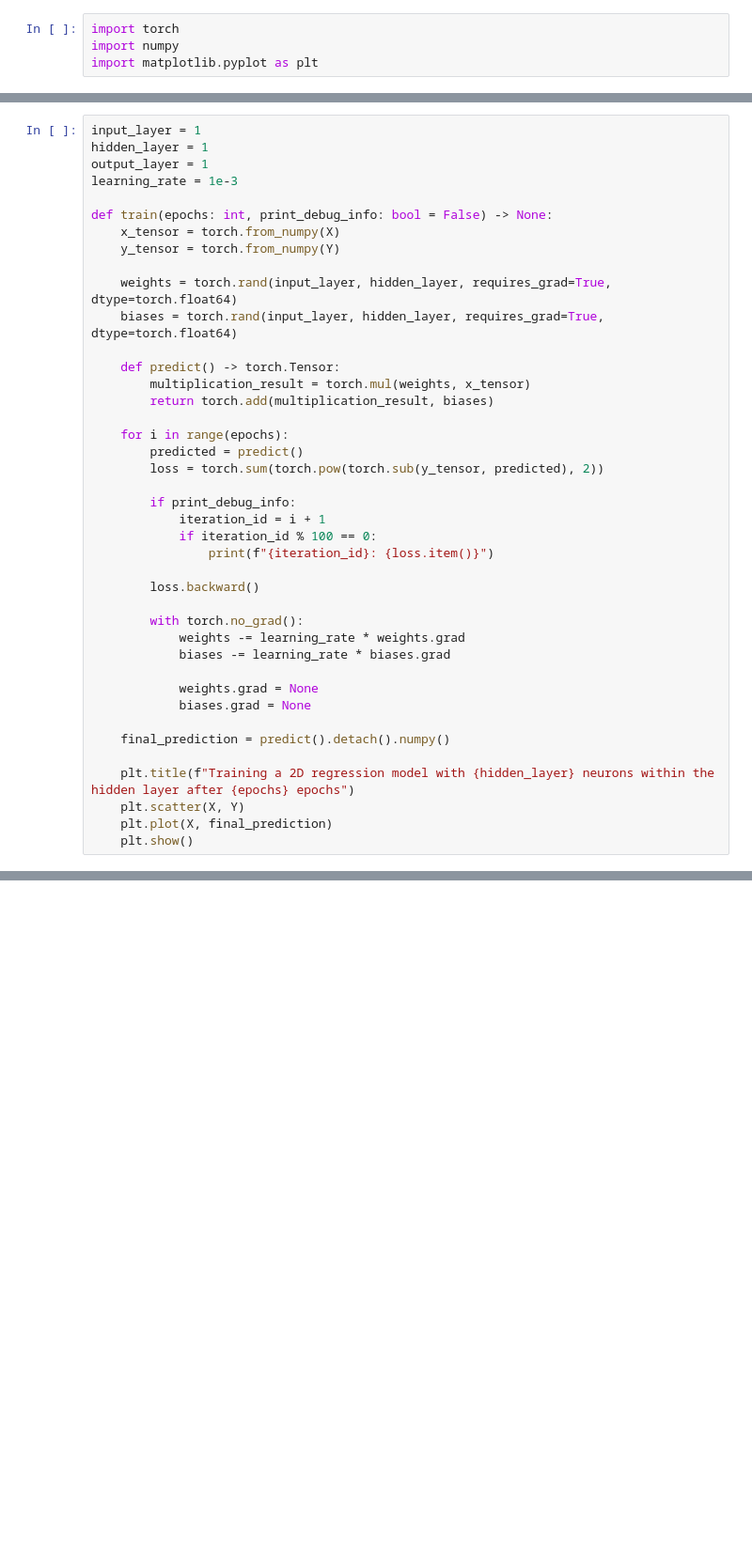
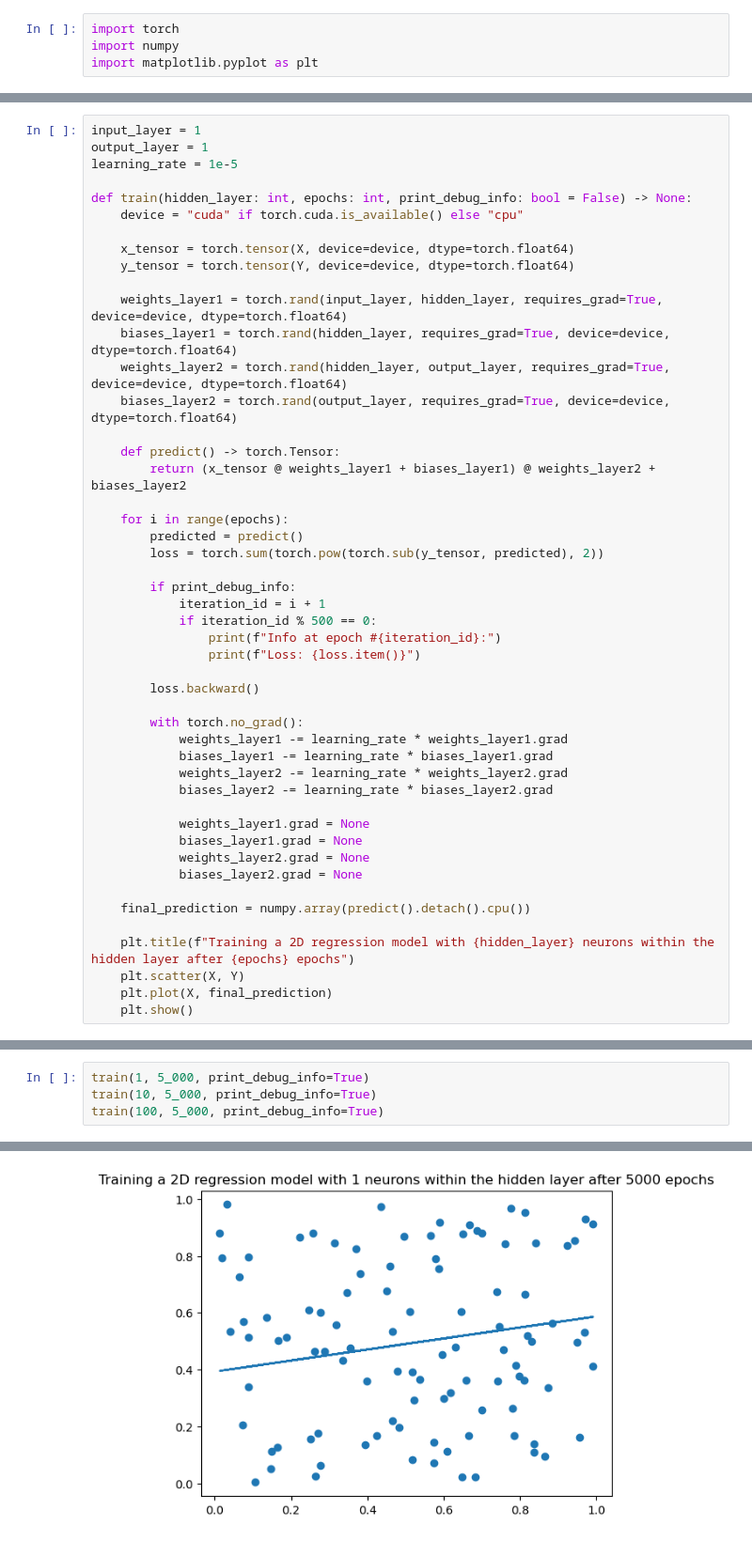
Before and after one commit to TonyTroeff/AI, a Jupyter notebook: linear_regression_2d.ipynb, the cells around one changed output, grey strips where cells are left out. Shown: that part at 94% size. Saved outputs shown, nothing was run; the diff lists cells and outputs as text; blank space fills up the shorter version.

Commit message:
Improved the algorithm so that it can handle multiple neurons within the hidden layer

```diff
--- a/linear_regression_2d.ipynb
+++ b/linear_regression_2d.ipynb
@@ -8,19 +8,21 @@ Y = numpy.random.rand(30, 1).astype(numpy.float64)
 # %%
 input_layer = 1
-hidden_layer = 1
 output_layer = 1
-learning_rate = 1e-3
+learning_rate = 1e-5
 
-def train(epochs: int, print_debug_info: bool = False) -> None:
-    x_tensor = torch.from_numpy(X)
-    y_tensor = torch.from_numpy(Y)
+def train(hidden_layer: int, epochs: int, print_debug_info: bool = False) -> None:
+    device = "cuda" if torch.cuda.is_available() else "cpu"
 
-    weights = torch.rand(input_layer, hidden_layer, requires_grad=True, dtype=torch.float64)
-    biases = torch.rand(input_layer, hidden_layer, requires_grad=True, dtype=torch.float64)
+    x_tensor = torch.tensor(X, device=device, dtype=torch.float64)
+    y_tensor = torch.tensor(Y, device=device, dtype=torch.float64)
+
+    weights_layer1 = torch.rand(input_layer, hidden_layer, requires_grad=True, device=device, dtype=torch.float64)
+    biases_layer1 = torch.rand(hidden_layer, requires_grad=True, device=device, dtype=torch.float64)
+    weights_layer2 = torch.rand(hidden_layer, output_layer, requires_grad=True, device=device, dtype=torch.float64)
+    biases_layer2 = torch.rand(output_layer, requires_grad=True, device=device, dtype=torch.float64)
 
     def predict() -> torch.Tensor:
-        multiplication_result = torch.mul(weights, x_tensor)
-        return torch.add(multiplication_result, biases)
+        return (x_tensor @ weights_layer1 + biases_layer1) @ weights_layer2 + biases_layer2
 
     for i in range(epochs):
         predicted = predict()
@@ -28,19 +30,24 @@ def train(epochs: int, print_debug_info: bool = False) -> None:
 
         if print_debug_info:
             iteration_id = i + 1
-            if iteration_id % 100 == 0:
-                print(f"{iteration_id}: {loss.item()}")
+            if iteration_id % 500 == 0:
+                print(f"Info at epoch #{iteration_id}:")
+                print(f"Loss: {loss.item()}")
 
         loss.backward()
 
         with torch.no_grad():
-            weights -= learning_rate * weights.grad
-            biases -= learning_rate * biases.grad
+            weights_layer1 -= learning_rate * weights_layer1.grad
+            biases_layer1 -= learning_rate * biases_layer1.grad
+            weights_layer2 -= learning_rate * weights_layer2.grad
+            biases_layer2 -= learning_rate * biases_layer2.grad
 
-            weights.grad = None
-            biases.grad = None
+            weights_layer1.grad = None
+            biases_layer1.grad = None
+            weights_layer2.grad = None
+            biases_layer2.grad = None
 
-    final_prediction = predict().detach().numpy()
+    final_prediction = numpy.array(predict().detach().cpu())
 
     plt.title(f"Training a 2D regression model with {hidden_layer} neurons within the hidden layer after {epochs} epochs")
     plt.scatter(X, Y)
@@ -56,0 +56,5 @@ train(10000)
+# %%
+train(1, 5_000, print_debug_info=True)
+train(10, 5_000, print_debug_info=True)
+train(100, 5_000, print_debug_info=True)
+# %% [output]
@@ -56,0 +81 @@ train(10000)
+[figure, added]
```
Also changed, not shown: parts of 3 cells of this notebook.
